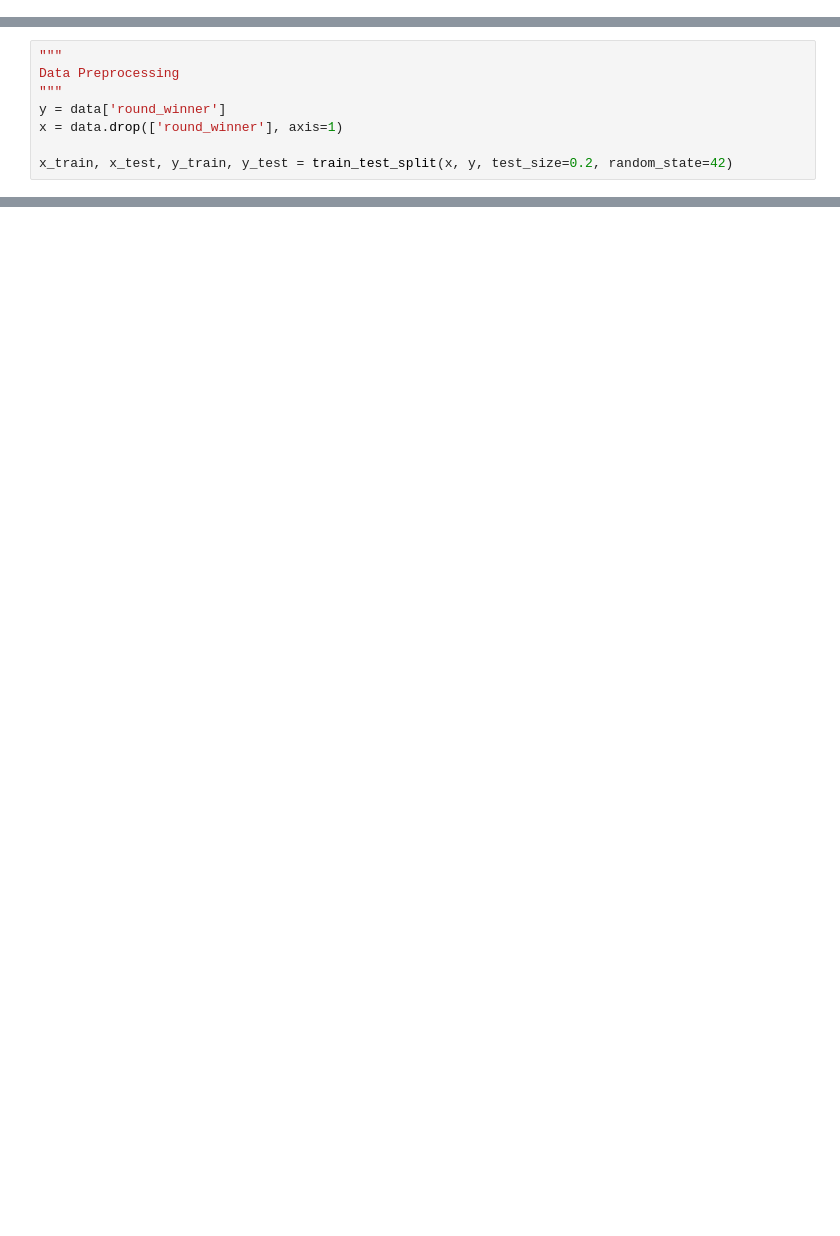
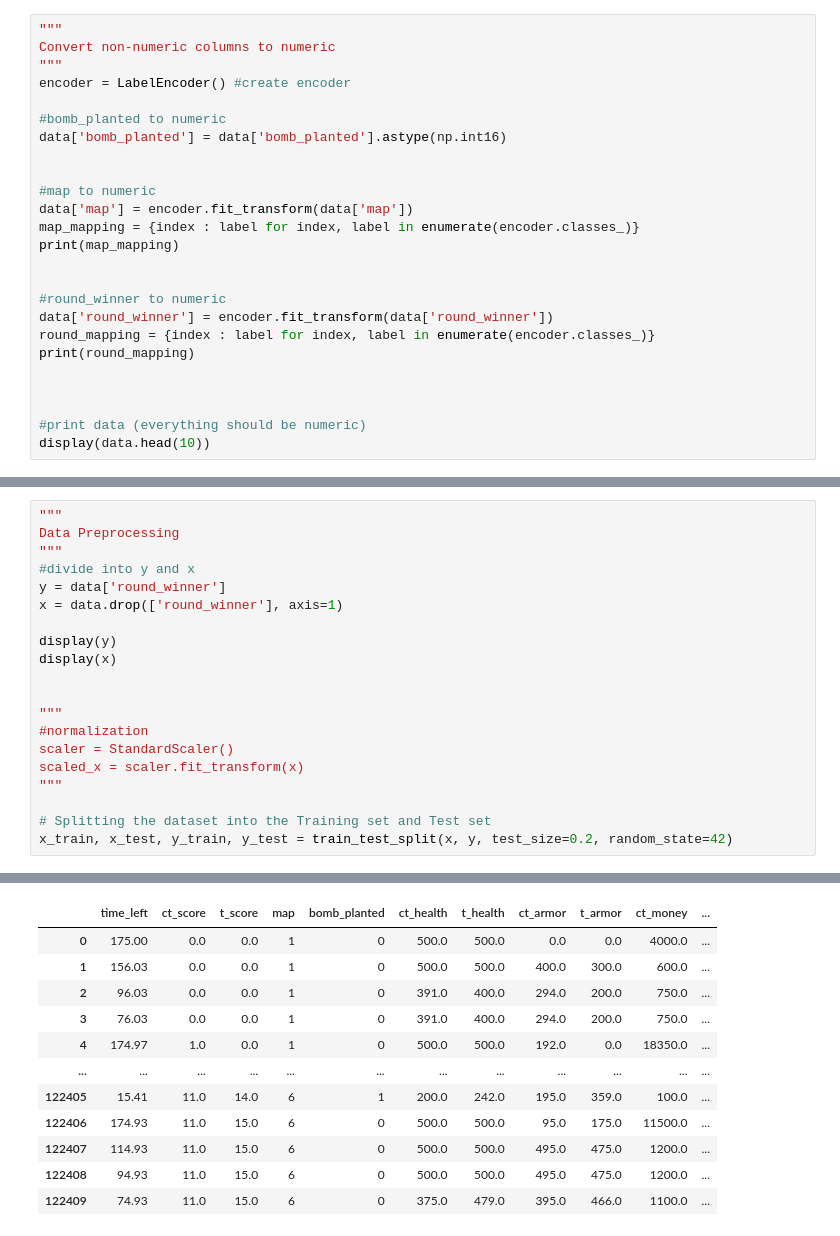
Before and after one commit to tangmagnus/DecisionSupportSystems, a Jupyter notebook: Interpretability/interpretabilityModels.ipynb, the cells around one changed output, grey strips where cells are left out. Saved outputs shown, nothing was run; the diff lists cells and outputs as text; blank space fills up the shorter version.

Commit message:
data preprocessing

```diff
--- a/Interpretability/interpretabilityModels.ipynb
+++ b/Interpretability/interpretabilityModels.ipynb
@@ -54,0 +121,25 @@ cols_dict = dict(zip(cols_index, cols_meaning))
+# %%
+"""
+Convert non-numeric columns to numeric
+"""
+encoder = LabelEncoder() #create encoder
+
+#bomb_planted to numeric
+data['bomb_planted'] = data['bomb_planted'].astype(np.int16)
+
+
+#map to numeric
+data['map'] = encoder.fit_transform(data['map'])
+map_mapping = {index : label for index, label in enumerate(encoder.classes_)}
+print(map_mapping)
+
+
+#round_winner to numeric
+data['round_winner'] = encoder.fit_transform(data['round_winner'])
+round_mapping = {index : label for index, label in enumerate(encoder.classes_)}
+print(round_mapping)
+
+
+
+#print data (everything should be numeric)
+display(data.head(10))
@@ -56,7 +162,20 @@ cols_dict = dict(zip(cols_index, cols_meaning))
 """
 Data Preprocessing
 """
+#divide into y and x
 y = data['round_winner']
 x = data.drop(['round_winner'], axis=1)
 
+display(y)
+display(x)
+
+
+"""
+#normalization
+scaler = StandardScaler()
+scaled_x = scaler.fit_transform(x)
+"""
+
+# Splitting the dataset into the Training set and Test set
 x_train, x_test, y_train, y_test = train_test_split(x, y, test_size=0.2, random_state=42)
+# %% [output]
@@ -62,0 +194,12 @@ x_train, x_test, y_train, y_test = train_test_split(x, y, test_size=0.2, random_
+|  | time_left | ct_score | t_score | map | bomb_planted | ct_health | t_health | ct_armor | t_armor | ct_money | ... |
+| 0 | 175.00 | 0.0 | 0.0 | 1 | 0 | 500.0 | 500.0 | 0.0 | 0.0 | 4000.0 | ... |
+| 1 | 156.03 | 0.0 | 0.0 | 1 | 0 | 500.0 | 500.0 | 400.0 | 300.0 | 600.0 | ... |
+| 2 | 96.03 | 0.0 | 0.0 | 1 | 0 | 391.0 | 400.0 | 294.0 | 200.0 | 750.0 | ... |
+| 3 | 76.03 | 0.0 | 0.0 | 1 | 0 | 391.0 | 400.0 | 294.0 | 200.0 | 750.0 | ... |
+| 4 | 174.97 | 1.0 | 0.0 | 1 | 0 | 500.0 | 500.0 | 192.0 | 0.0 | 18350.0 | ... |
+| ... | ... | ... | ... | ... | ... | ... | ... | ... | ... | ... | ... |
+| 122405 | 15.41 | 11.0 | 14.0 | 6 | 1 | 200.0 | 242.0 | 195.0 | 359.0 | 100.0 | ... |
+| 122406 | 174.93 | 11.0 | 15.0 | 6 | 0 | 500.0 | 500.0 | 95.0 | 175.0 | 11500.0 | ... |
+| 122407 | 114.93 | 11.0 | 15.0 | 6 | 0 | 500.0 | 500.0 | 495.0 | 475.0 | 1200.0 | ... |
+| 122408 | 94.93 | 11.0 | 15.0 | 6 | 0 | 500.0 | 500.0 | 495.0 | 475.0 | 1200.0 | ... |
+| 122409 | 74.93 | 11.0 | 15.0 | 6 | 0 | 375.0 | 479.0 | 395.0 | 466.0 | 1100.0 | ... |
```
Also changed, not shown: parts of 12 cells of this notebook, 1 other file.
